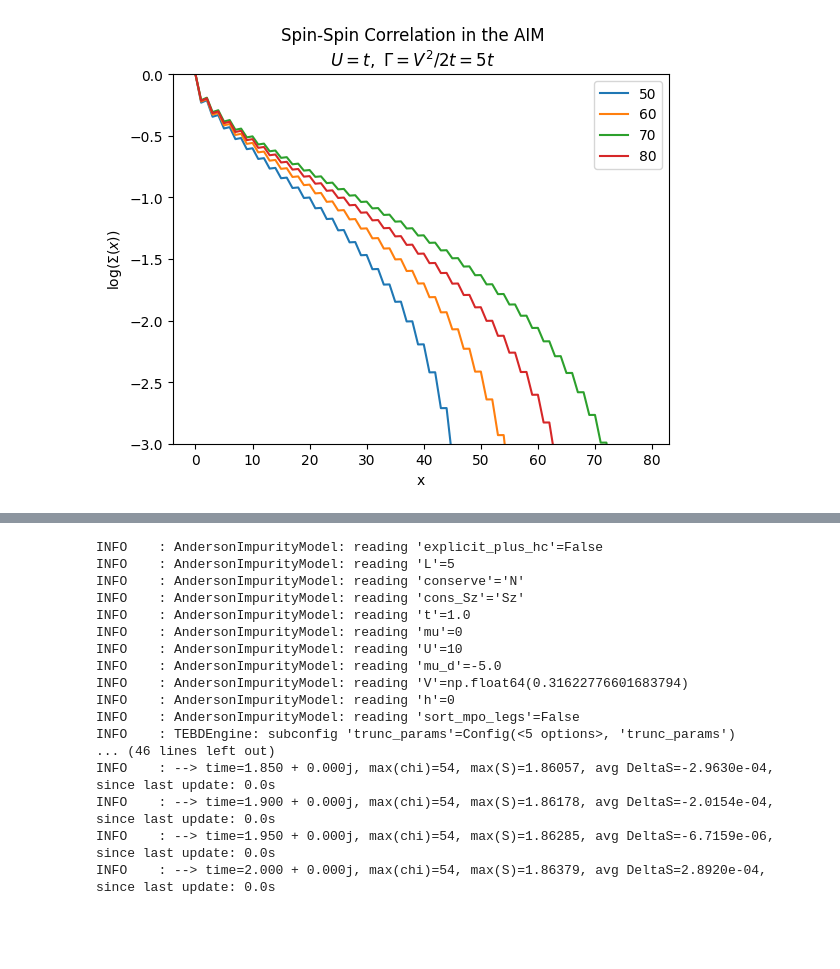
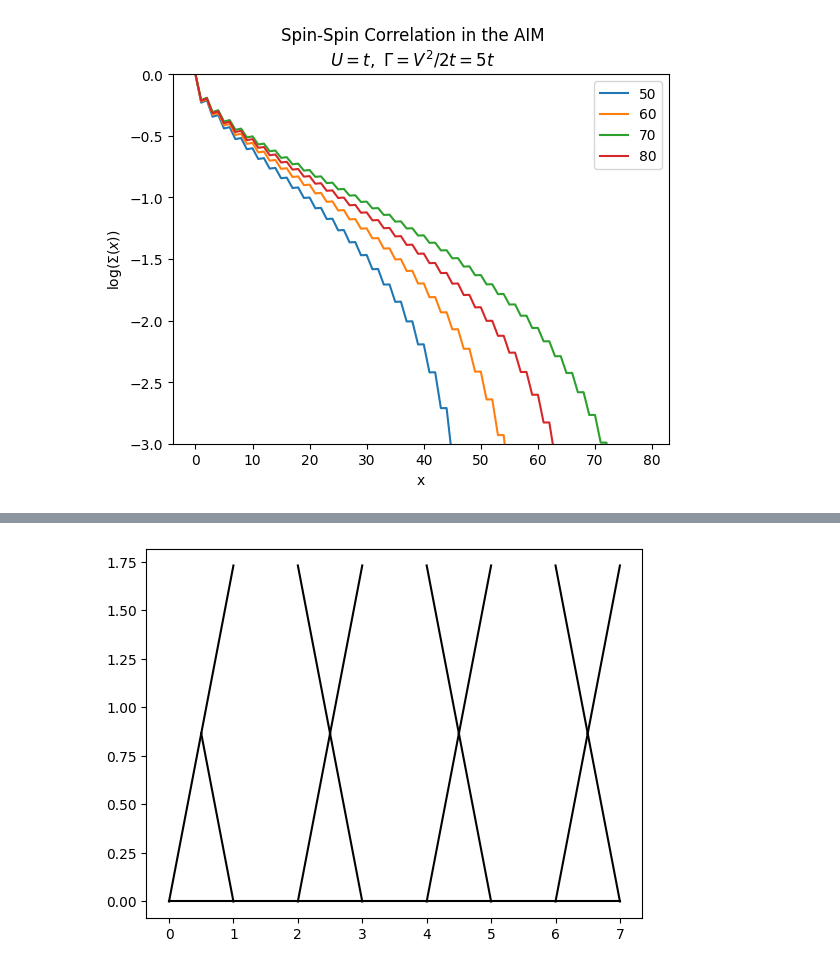
Before and after one commit to IanROsborne/Quantum_Metrology_Fisher_LG, a Jupyter notebook: TFIM/TFI_DMRG_TeNPy.ipynb, the cells around one changed output, grey strips where cells are left out. Drawn from its saved outputs; the diff is of its cells as text; code cells hidden in the pictures; blank space fills up the shorter version.

```diff
--- a/TFIM/TFI_DMRG_TeNPy.ipynb
+++ b/TFIM/TFI_DMRG_TeNPy.ipynb
@@ -333,22 +260,24 @@ INFO    : finished simulation run
-# %%
-times, mydata = psi.calculate_QtQ('Sz', op_sum = False, site = 0 )
-tenpy_times = corr.results['measurements']['evolved_time']
-tenpy_data = np.real(corr.results['measurements']['correlation_function_t_Sz_Sz'])[:,0]
-# %% [output]
-INFO    : AndersonImpurityModel: reading 'explicit_plus_hc'=False
-INFO    : AndersonImpurityModel: reading 'L'=5
-INFO    : AndersonImpurityModel: reading 'conserve'='N'
-INFO    : AndersonImpurityModel: reading 'cons_Sz'='Sz'
-INFO    : AndersonImpurityModel: reading 't'=1.0
-INFO    : AndersonImpurityModel: reading 'mu'=0
-INFO    : AndersonImpurityModel: reading 'U'=10
-INFO    : AndersonImpurityModel: reading 'mu_d'=-5.0
-INFO    : AndersonImpurityModel: reading 'V'=np.float64(0.31622776601683794)
-INFO    : AndersonImpurityModel: reading 'h'=0
-INFO    : AndersonImpurityModel: reading 'sort_mpo_legs'=False
-INFO    : TEBDEngine: subconfig 'trunc_params'=Config(<5 options>, 'trunc_params')
-... (46 lines left out)
-INFO    : --> time=1.850 + 0.000j, max(chi)=54, max(S)=1.86057, avg DeltaS=-2.9630e-04, since last update: 0.0s
-INFO    : --> time=1.900 + 0.000j, max(chi)=54, max(S)=1.86178, avg DeltaS=-2.0154e-04, since last update: 0.0s
-INFO    : --> time=1.950 + 0.000j, max(chi)=54, max(S)=1.86285, avg DeltaS=-6.7159e-06, since last update: 0.0s
-INFO    : --> time=2.000 + 0.000j, max(chi)=54, max(S)=1.86379, avg DeltaS=2.8920e-04, since last update: 0.0s
+# %%
+from fisher_lg.Models import AndersonImpurityModel
+model_params = {
+    'mu' : 0, 'U': 1, 'V' : 1, 'J' : 1.0, 'mu_d' : 1,
+    't' : 1,
+    'Lx': 4,
+    'Ly' : 1,
+    'L' : 5,
+    'h' : 0,
+    'bc': 'finite',
+    'model_type' : "AIM",
+    'conserve' : 'N',
+    'cons_Sz' : 'Sz',
+    'target_Sz' : 0,
+    'lattice' : 'Kagome'}
+
+lit = AndersonImpurityModel(model_params)
+len(lit.lat.mps_sites())
+psi = State_Evo.from_dmrg(model_params, initial_state=None)
+
+fig, ax = plt.subplots(1)
+lit.lat.plot_coupling(ax )
+# %% [output]
+[figure, added]
```
Also changed, not shown: parts of 10 cells of this notebook, 27 other files.
